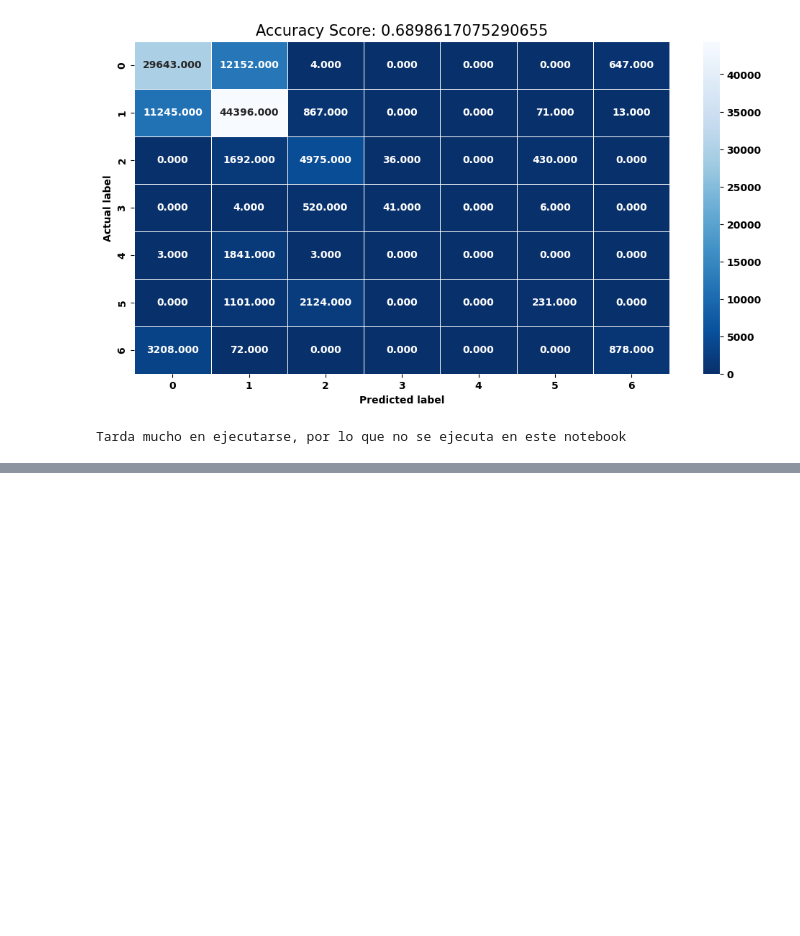
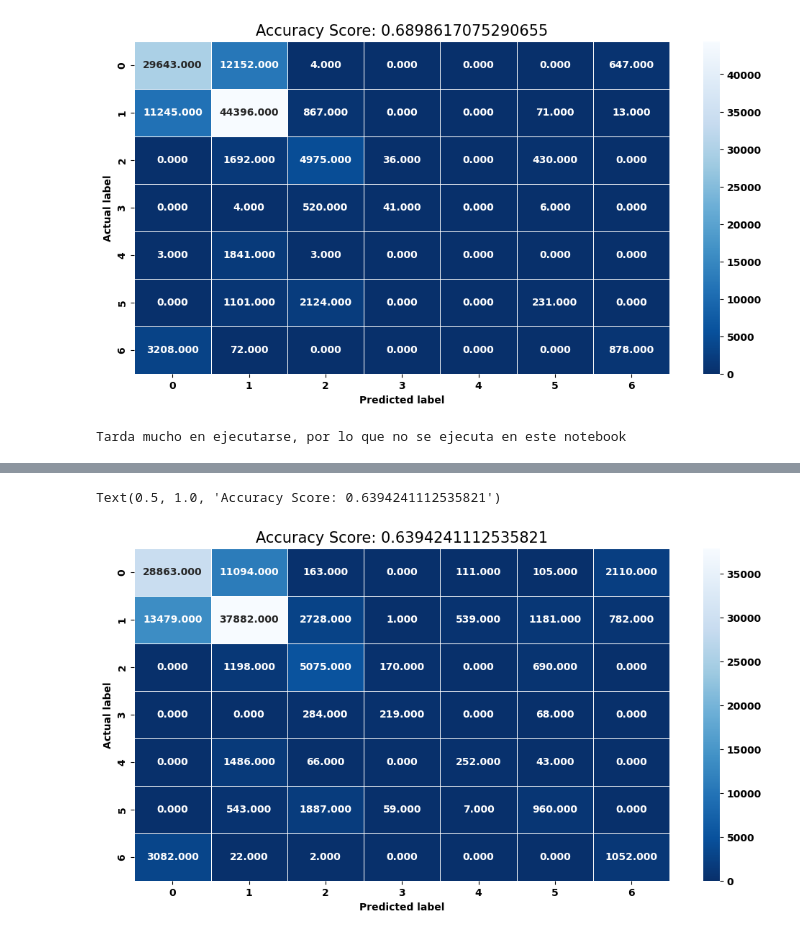
Before and after one commit to Enriquepardo/Examen-EDA, a Jupyter notebook: DataSet.ipynb, the cells around one changed output, grey strips where cells are left out. Saved outputs shown, nothing was run; the diff lists cells and outputs as text; code cells hidden in the pictures; blank space fills up the shorter version.

```diff
--- a/DataSet.ipynb
+++ b/DataSet.ipynb
@@ -629,0 +831,18 @@ Tarda mucho en ejecutarse, por lo que no se ejecuta en este notebook
+# %%
+#  Entrenamos un modelo para tipo Bayesiano y calculamos las metricas correspondientes para este modelo
+from sklearn.naive_bayes import GaussianNB
+
+modelo_bayesiano = GaussianNB()
+
+#  Entrenamos el modelo
+modelo_bayesiano.fit(X_train, y_train)
+
+#  Predecimos los valores de la muestra de prueba
+y_pred = modelo_bayesiano.predict(X_test)
+
+accuracy = accuracy_score(y_test, y_pred)
+f1 = f1_score(y_test, y_pred, average='weighted')
+
+print("Accuracy:", accuracy)
+print("F1 Score:", f1)
+print(classification_report(y_test, y_pred))
@@ -629,0 +865,13 @@ Tarda mucho en ejecutarse, por lo que no se ejecuta en este notebook
+# %%
+#  Calculamos la matriz de confusión
+cm = confusion_matrix(y_test, y_pred)
+# %%
+#  Graficamos la matriz de confusión
+sns.heatmap(cm, annot=True, fmt=".3f", linewidths=.5, square=False, cmap='Blues_r')
+plt.ylabel('Actual label')
+plt.xlabel('Predicted label')
+all_sample_title = 'Accuracy Score: {0}'.format(accuracy_score(y_test, y_pred))
+plt.title(all_sample_title, size=15)
+# %% [output]
+Text(0.5, 1.0, 'Accuracy Score: 0.6394241112535821')
+[figure, added]
```
Also changed, not shown: parts of 28 cells of this notebook.
